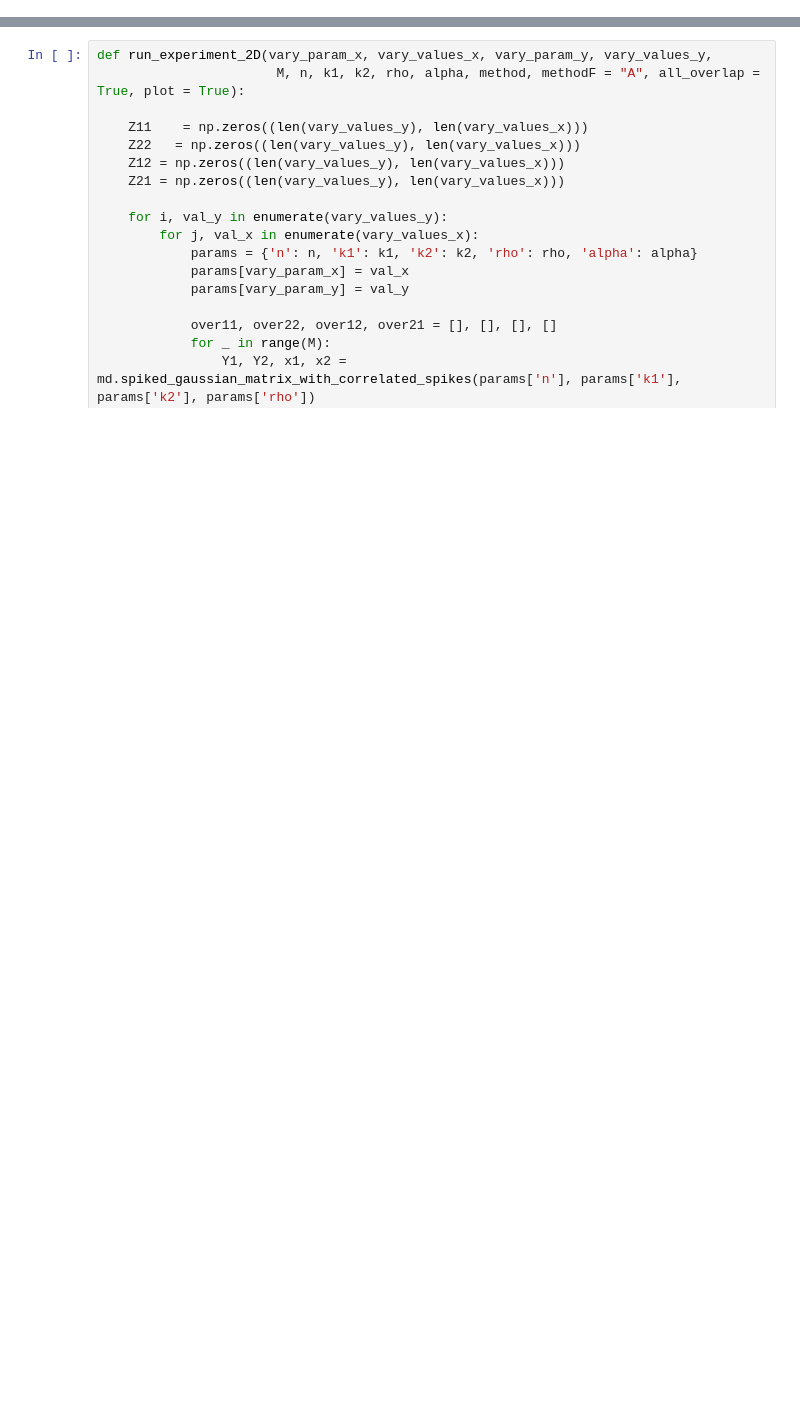
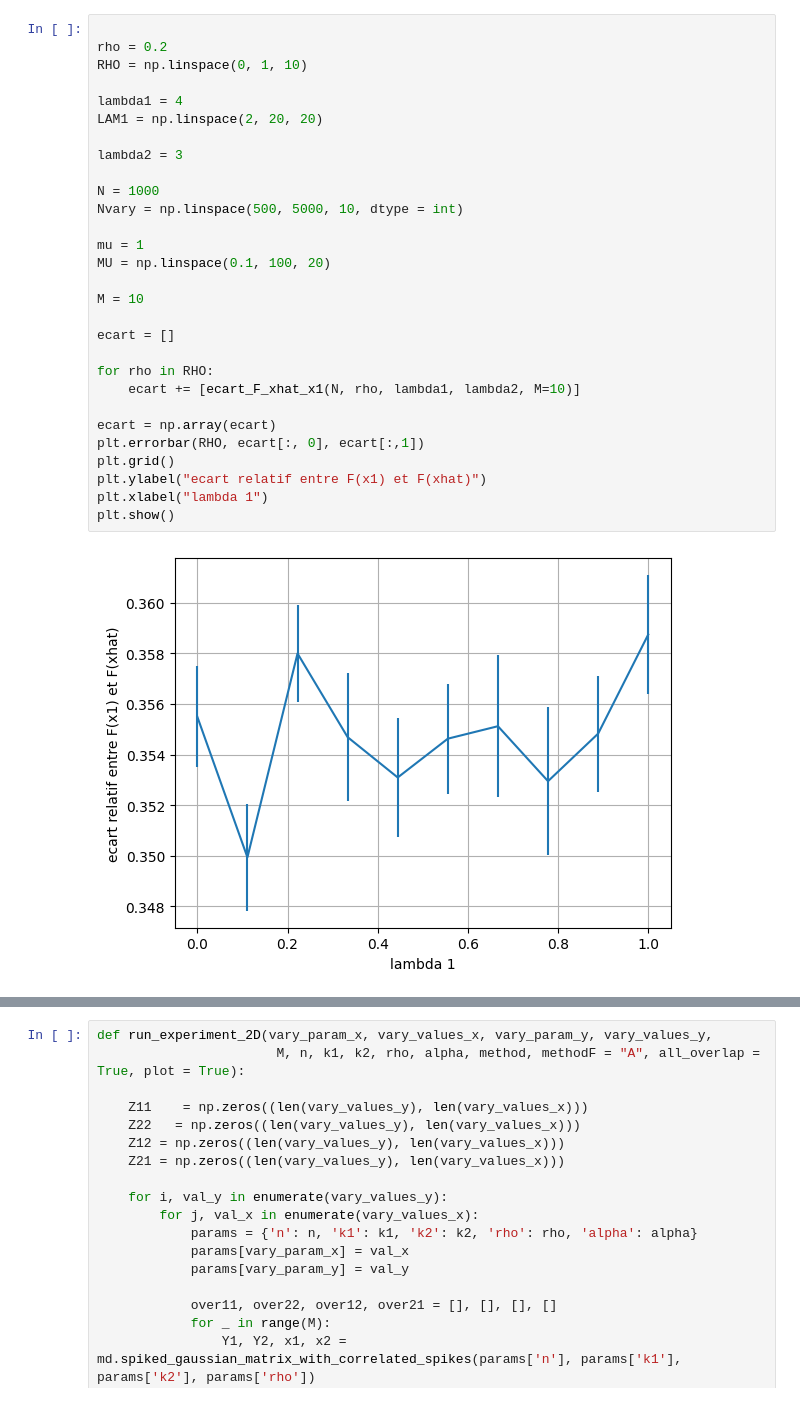
Before and after one commit to Taliesin123/Physics_The_Projects, a Jupyter notebook: Spike_code/nums_fisher.ipynb, the cells around one changed output, grey strips where cells are left out. Cells and saved outputs as stored; diff of their text form; blank space fills up the shorter version.

Commit message:
nums_fish: ajout de fonctions/plots annalyse des matrices/methodeA

```diff
--- a/Spike_code/nums_fisher.ipynb
+++ b/Spike_code/nums_fisher.ipynb
@@ -64,3 +200,34 @@ def ploplot(title, ylabel, lam_vals, yA, stdA, yB, stdB, ybase=None, stdbase=Non
     ax.grid(True, alpha=0.3)
     fig.tight_layout()
     plt.show()
+# %%
+
+rho = 0.2
+RHO = np.linspace(0, 1, 10)
+
+lambda1 = 4
+LAM1 = np.linspace(2, 20, 20)
+
+lambda2 = 3
+
+N = 1000
+Nvary = np.linspace(500, 5000, 10, dtype = int)
+
+mu = 1
+MU = np.linspace(0.1, 100, 20)
+
+M = 10
+
+ecart = []
+
+for rho in RHO:
+    ecart += [ecart_F_xhat_x1(N, rho, lambda1, lambda2, M=10)]
+
+ecart = np.array(ecart)
+plt.errorbar(RHO, ecart[:, 0], ecart[:,1])
+plt.grid()
+plt.ylabel("ecart relatif entre F(x1) et F(xhat)")
+plt.xlabel("lambda 1")
+plt.show()
+# %% [output]
+[figure, added]
```
Also changed, not shown: parts of 8 cells of this notebook.
